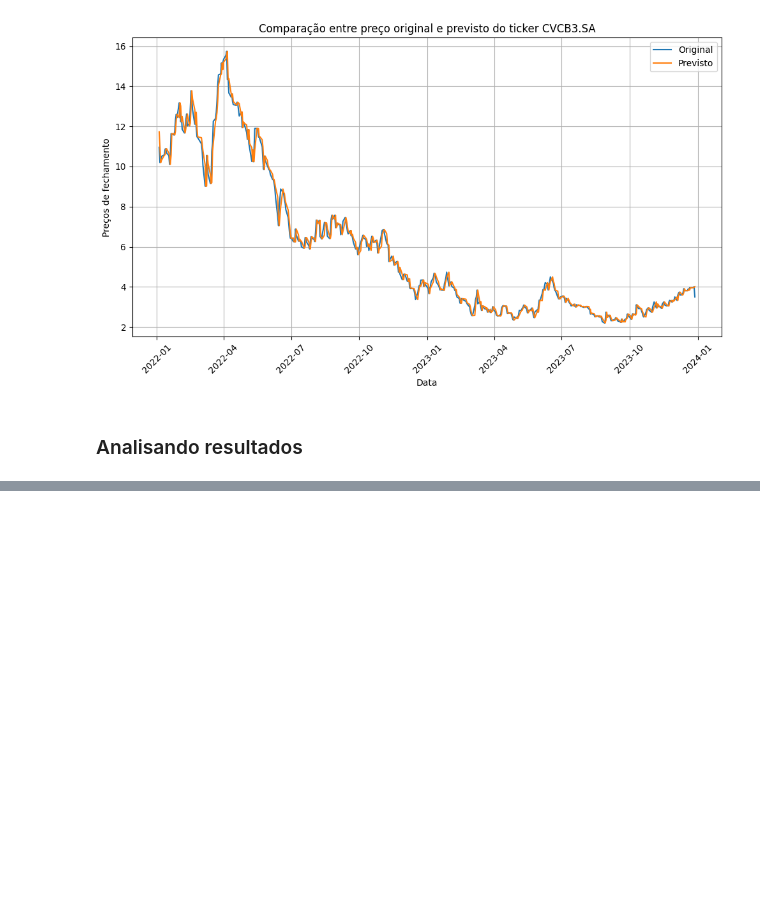
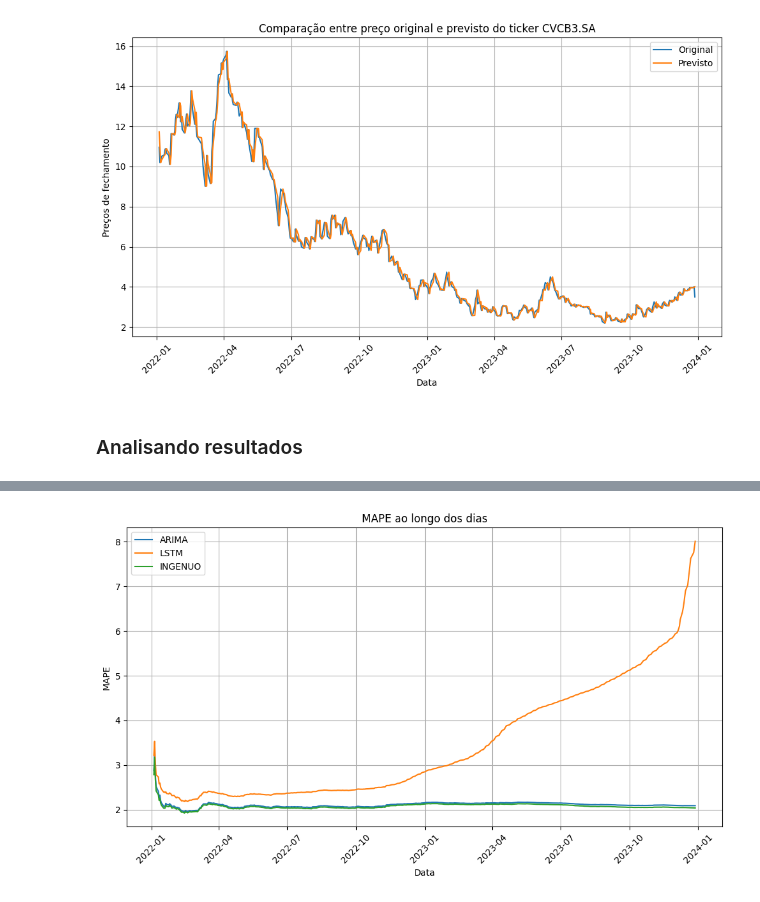
Before and after one commit to KayoRBC/TCC, a Jupyter notebook: notebook.ipynb, the cells around one changed output, grey strips where cells are left out. Drawn from its saved outputs; the diff is of its cells as text; code cells hidden in the pictures; blank space fills up the shorter version.

```diff
--- a/notebook.ipynb
+++ b/notebook.ipynb
@@ -740,0 +788,23 @@ mostrar_grafico_mapes(dict_pred_results, dict_test_history)
+# %%
+# Criando o gráfico
+plt.figure(figsize=(10,6))
+#plt.plot(train.index, train.values, label='Treino')
+datas = get_first(dict_arima_pred_results).index
+plt.plot(datas, arima_mapes, label='ARIMA')
+plt.plot(datas, lstm_mapes, label='LSTM')
+plt.plot(datas, ingenuo_mapes, label='INGENUO')
+plt.plot()
+
+# Adicionando rótulos e título
+plt.xlabel('Data')
+plt.ylabel('MAPE')
+plt.title("MAPE ao longo dos dias")
+plt.legend()
+
+# Exibindo o gráfico
+plt.grid(True)
+plt.xticks(rotation=45)  # Rotacionar as datas para melhor visualização
+plt.tight_layout()  # Ajustar espaçamento
+plt.show()
+# %% [output]
+[figure, added]
```
Also changed, not shown: parts of 7 cells of this notebook.
